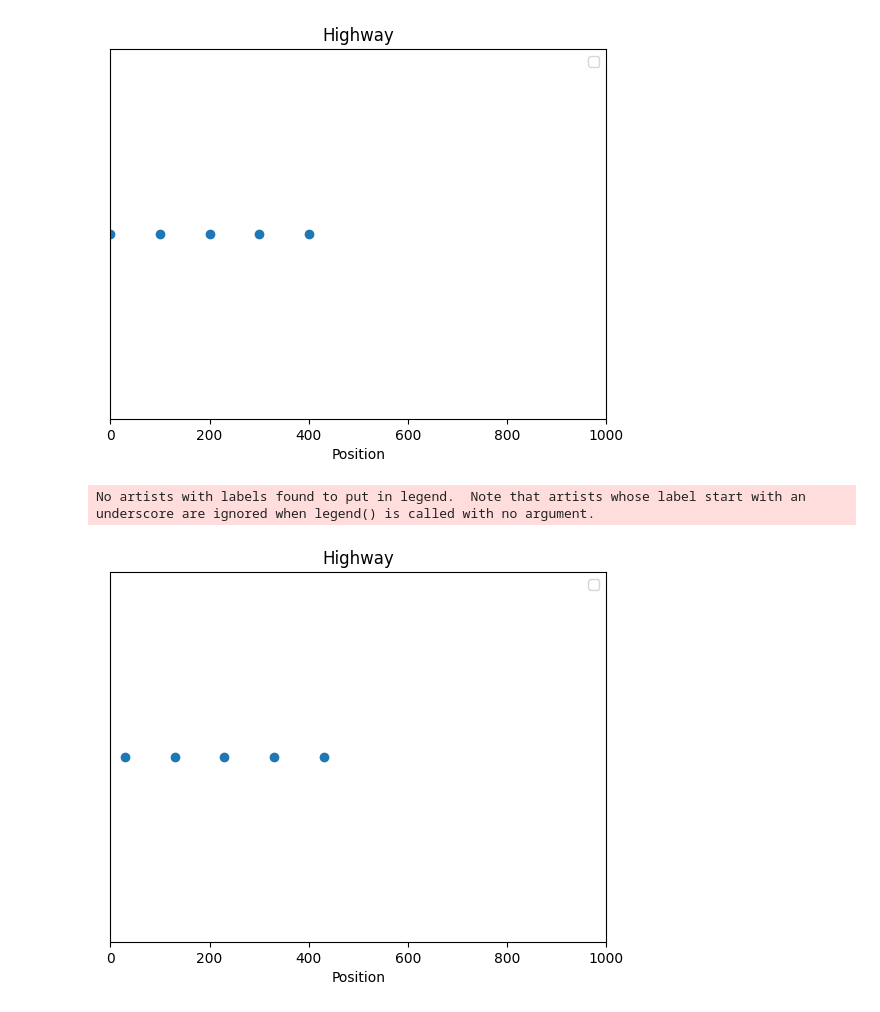
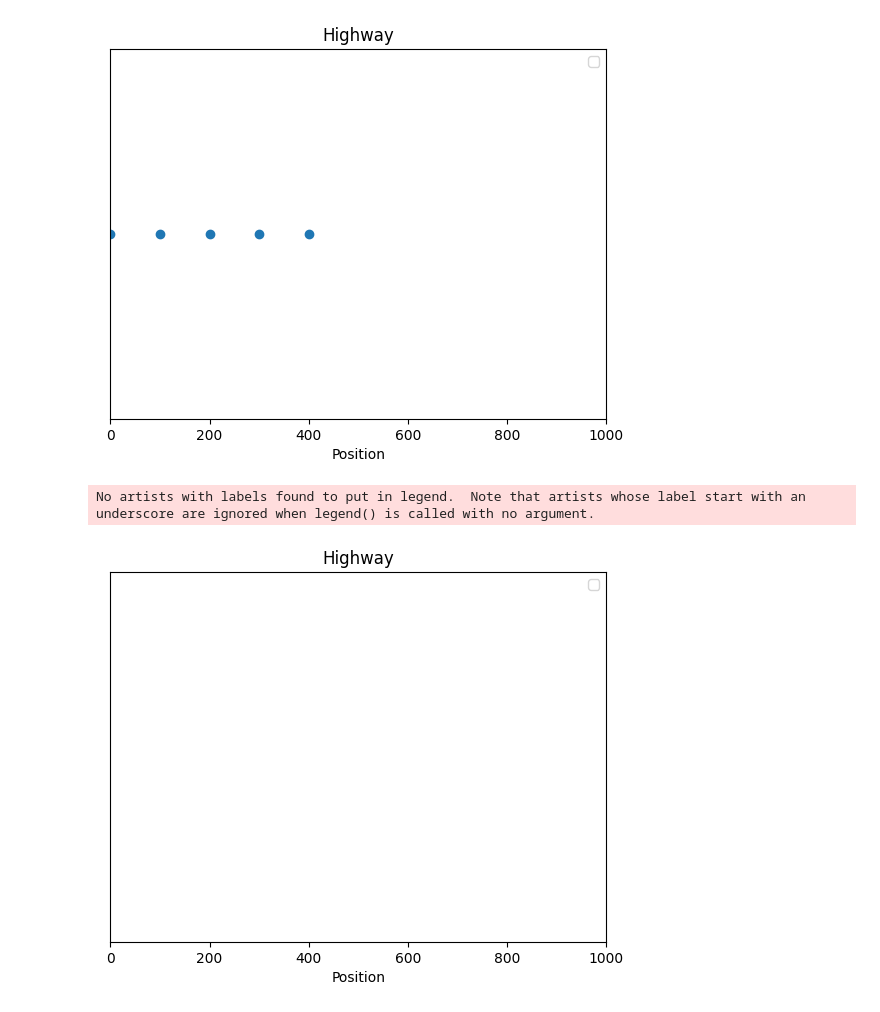
Before and after one commit to IgnacioPardo/simulacion_Gral_Paz, a Jupyter notebook: src/notebook.ipynb, the cells around one changed output. Cells and saved outputs as stored; diff of their text form; code cells hidden in the pictures.

```diff
--- a/src/notebook.ipynb
+++ b/src/notebook.ipynb
@@ -126,6 +127,7 @@ class Car:
         fc: Optional["Car"] = None,
         will_measure: Optional[bool] = False,
     ):
+        self.id = id(self)
 
         self.t = 0
 
@@ -170,6 +172,14 @@ class Car:
         else:
             self.v = self.vmax
 
+
+        if self.v < 0:
+            self.v = 0
+
+        # if self.b_car is not None:
+        #     if self.b_car.x - self.x < self.v:
+        #         self.v = self.b_car.x - self.x
+
     def decelerate(self):
         if self.f_car is not None:
             if self.f_car.x - self.x < self.v:
@@ -201,9 +211,9 @@ class Car:
         #    self.v = 40
 
         # random behavior
-        if randint(0, 100) < 10:
+        if randint(0, 100) < 5:
             if self.v > 0:
-                self.v += randint(-1, 1) * 30
+                self.a = randint(0, self.a + 4)
             else:
                 self.v += randint(0, 10)
 
@@ -232,7 +242,31 @@ class Highway:
             [f"\t{car}" for car in self.cars]
         ) + "\n])"
 
+    def get_front_car(self):
+        return self.cars[-1]
+
+    def get_back_car(self):
+        return self.cars[0]
+
     def add_car(self, car: Car):
+
+        if car.get_position() is None:
+            car.x = 0
+            self.cars = [car] + self.cars
+            self.cars[1].b_car = car
+            self.cars[0].f_car = self.cars[1]
+            return
+
+        if car.get_position() == 0:
+            if len(self.cars) > 0:
+                self.cars[0].b_car = car
+                car.f_car = self.cars[0]
+            self.cars = [car] + self.cars
+            return
+
+        if car.get_position() > self.length:
+            #raise ValueError("Car position is greater than highway length")
+            return
 
         if len(self.cars) > 0:
             car.b_car = self.cars[-1]
@@ -252,6 +286,8 @@ class Highway:
 
         if len(self.cars) == 0:
             return 2
+
+        self.time += 1
 
         return 1
 
@@ -316,10 +352,11 @@ agp.plot()
 No artists with labels found to put in legend.  Note that artists whose label start with an underscore are ignored when legend() is called with no argument.
 [figure]
 # %%
-agp.update()
+for i in range(100):
+    agp.update()
 agp.plot()
 # %% [output]
 No artists with labels found to put in legend.  Note that artists whose label start with an underscore are ignored when legend() is called with no argument.
-[figure, old version]
+[figure, new version]
 # %%
 agp
```
Also changed, not shown: parts of 10 cells of this notebook, 9 other files.
